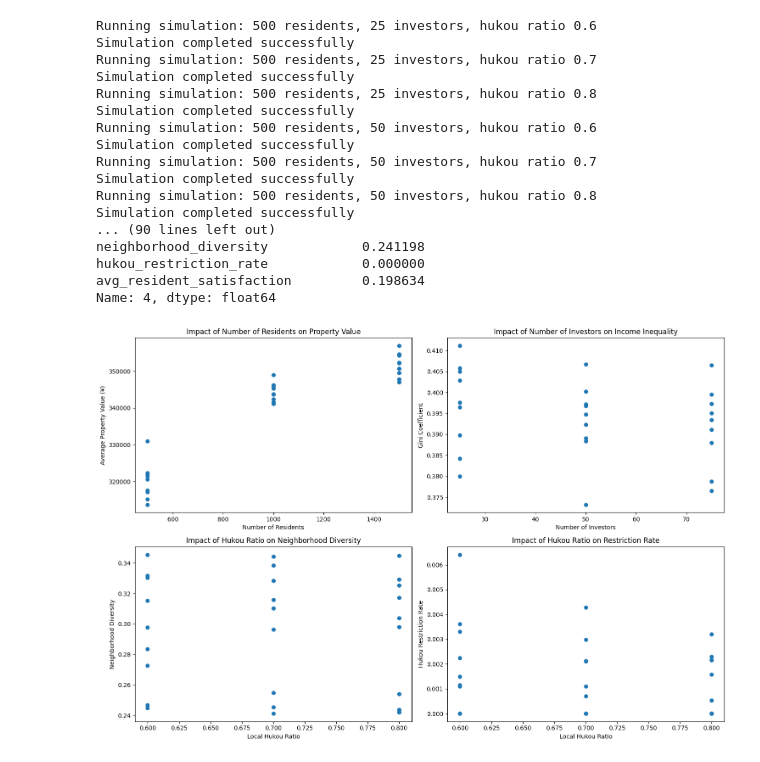
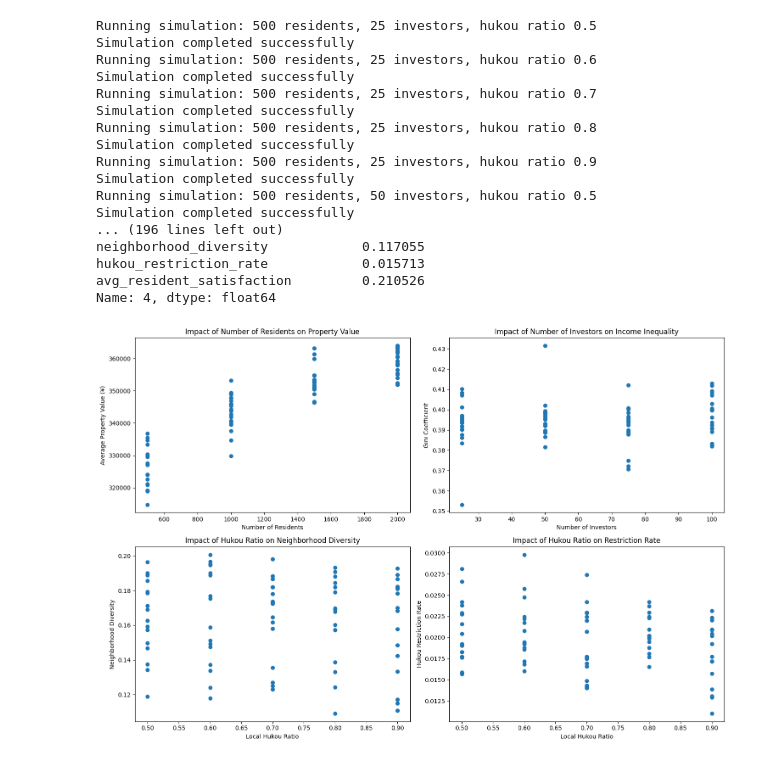
Before and after one commit to PrescottClub/AI-Enhanced-Housing-Market-Agent-Based-Model, a Jupyter notebook: chinese_version.ipynb, the cells around one changed output. Drawn from its saved outputs; the diff is of its cells as text; code cells hidden in the pictures.

```diff
--- a/chinese_version.ipynb
+++ b/chinese_version.ipynb
@@ -418,6 +402,7 @@ class HousingMarketModel(Model):
         self.num_residents = num_residents
         self.num_investors = num_investors
         self.vacant_rate = 0.25  # 增加空置率
+
         self.city_center = (width // 2, height // 2)
         self.max_distance = np.sqrt(width**2 + height**2) / 2
 
@@ -552,11 +537,14 @@ class HousingMarketModel(Model):
 
     def create_businesses(self):
         num_businesses = int(0.05 * self.num_residents)
+        businesses_created = 0  # 初始化计数器
         for _ in range(num_businesses):
             income_threshold = self.random.normalvariate(600000, 120000)
             business = Business(self.next_id(), self, income_threshold)
-            self.schedule.add(business)
-            self.place_agent_safely(business)
+            if self.place_agent_safely(business):
+                self.schedule.add(business)
+                businesses_created += 1
+        return businesses_created  # 返回创建的商业数量
 
     def create_government(self):
         government = Government(self.next_id(), self)
@@ -948,9 +936,9 @@ def run_parameter_study(param_ranges, steps=20):  # 添加steps参数，默认
     return pd.DataFrame(results)
 
 param_ranges = {
-    "num_residents": [500, 1000, 1500],
-    "num_investors": [25, 50, 75],
-    "hukou_ratio": [0.6, 0.7, 0.8]  # 本地户籍人口比例
+    "num_residents": [500, 1000, 1500,2000],
+    "num_investors": [25, 50, 75,100],
+    "hukou_ratio": [0.5,0.6, 0.7, 0.8,0.9]  # 本地户籍人口比例
 }
 
 # 运行参数研究，指定步数为20
@@ -982,42 +970,42 @@ plt.title('Impact of Number of Residents on Property Value')
 plt.subplot(222)
 plt.scatter(study_results['num_investors'], study_results['gini_coefficient'])
 plt.xlabel('Number of Investors')
 plt.ylabel('Gini Coefficient')
 plt.title('Impact of Number of Investors on Income Inequality')
 
 plt.subplot(223)
 plt.scatter(study_results['hukou_ratio'], study_results['neighborhood_diversity'])
 plt.xlabel('Local Hukou Ratio')
 plt.ylabel('Neighborhood Diversity')
 plt.title('Impact of Hukou Ratio on Neighborhood Diversity')
 
 plt.subplot(224)
 plt.scatter(study_results['hukou_ratio'], study_results['hukou_restriction_rate'])
 plt.xlabel('Local Hukou Ratio')
 plt.ylabel('Hukou Restriction Rate')
 plt.title('Impact of Hukou Ratio on Restriction Rate')
 
 plt.tight_layout()
 plt.show()
 # %% [output]
+Running simulation: 500 residents, 25 investors, hukou ratio 0.5
+Simulation completed successfully
 Running simulation: 500 residents, 25 investors, hukou ratio 0.6
 Simulation completed successfully
 Running simulation: 500 residents, 25 investors, hukou ratio 0.7
 Simulation completed successfully
 Running simulation: 500 residents, 25 investors, hukou ratio 0.8
 Simulation completed successfully
-Running simulation: 500 residents, 50 investors, hukou ratio 0.6
+Running simulation: 500 residents, 25 investors, hukou ratio 0.9
 Simulation completed successfully
-Running simulation: 500 residents, 50 investors, hukou ratio 0.7
+Running simulation: 500 residents, 50 investors, hukou ratio 0.5
 Simulation completed successfully
-Running simulation: 500 residents, 50 investors, hukou ratio 0.8
-Simulation completed successfully
-... (90 lines left out)
-neighborhood_diversity            0.241198
-hukou_restriction_rate            0.000000
-avg_resident_satisfaction         0.198634
+... (196 lines left out)
+neighborhood_diversity            0.117055
+hukou_restriction_rate            0.015713
+avg_resident_satisfaction         0.210526
 Name: 4, dtype: float64
-[figure, old version]
+[figure, new version]
 # %%
 import matplotlib.pyplot as plt
 
```
Also changed, not shown: parts of 12 cells of this notebook.
